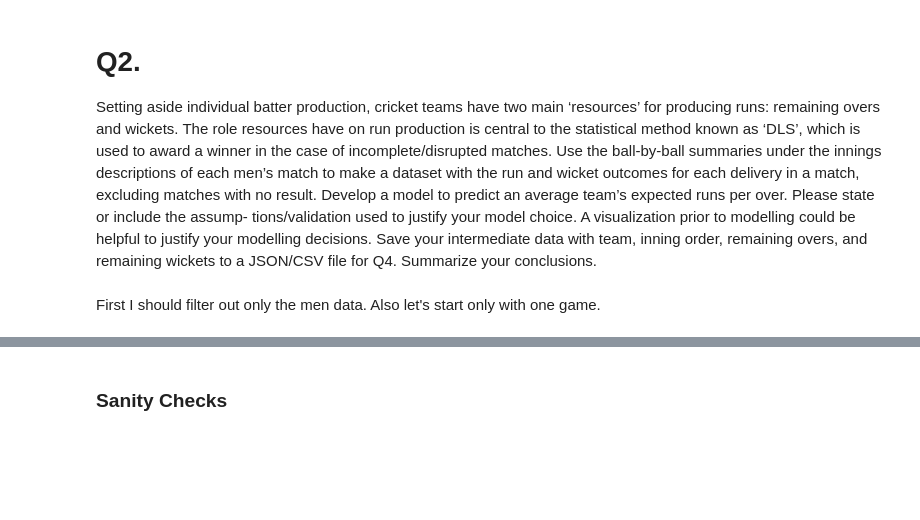
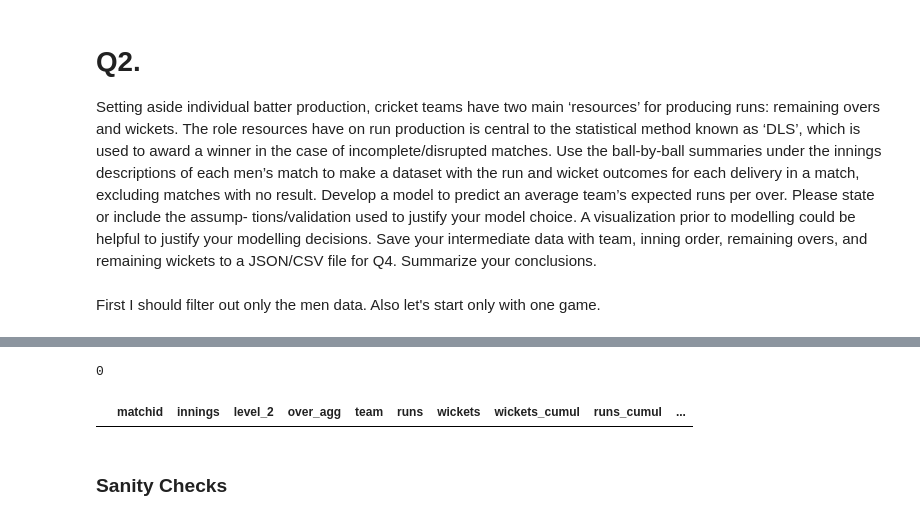
Before and after one commit to stecasta/cricket-predictions, a Jupyter notebook: notebooks/assessment.ipynb, the cells around one changed output, grey strips where cells are left out. Drawn from its saved outputs; the diff is of its cells as text; code cells hidden in the pictures; blank space fills up the shorter version.

```diff
--- a/notebooks/assessment.ipynb
+++ b/notebooks/assessment.ipynb
@@ -122,0 +315,10 @@ def shift_resources(df):
+# %%
+# This will return all the rows where cumulative wickets are greater than 10
+anomalies = overs_ds[overs_ds['runs_needed_to_par'] < 0]
+print(len(anomalies))
+display(anomalies)
+# anomaly_details = overs_ds[(overs_ds['matchid'].isin(anomalies['matchid'])) &
+#                              (overs['innings'].isin(anomalies['innings']))]
+# %% [output]
+0
+|  | matchid | innings | level_2 | over_agg | team | runs | wickets | wickets_cumul | runs_cumul | ... |
```
Also changed, not shown: parts of 64 cells of this notebook.
